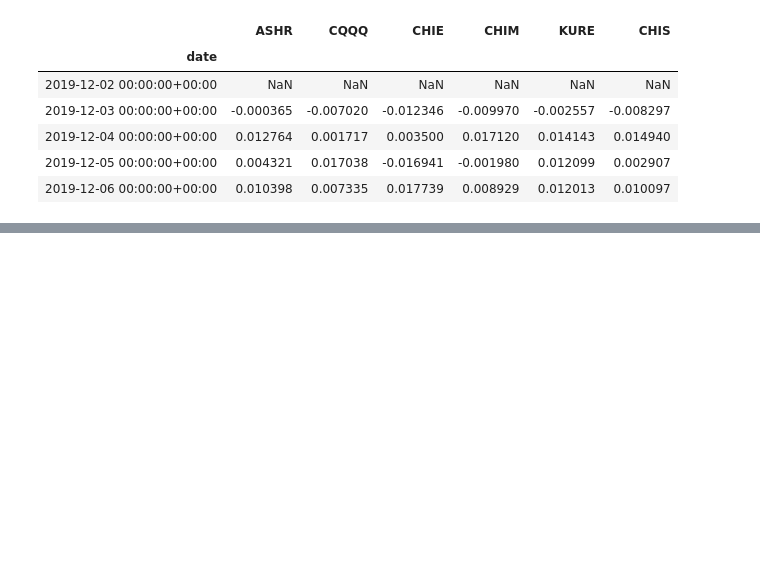
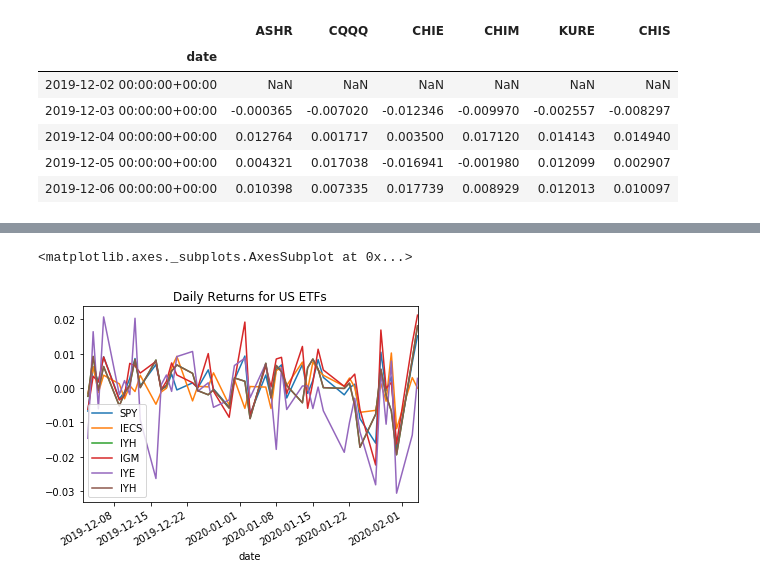
Before and after one commit to sselvakularanjan/FinTech-Project-1, a Jupyter notebook: China vs US.ipynb, the cells around one changed output, grey strips where cells are left out. Drawn from its saved outputs; the diff is of its cells as text; code cells hidden in the pictures; blank space fills up the shorter version.

```diff
--- a/China vs US.ipynb
+++ b/China vs US.ipynb
@@ -48,8 +46,9 @@ china_daily_returns.head()
 | 2019-12-05 00:00:00+00:00 | 0.004321 | 0.017038 | -0.016941 | -0.001980 | 0.012099 | 0.002907 |
 | 2019-12-06 00:00:00+00:00 | 0.010398 | 0.007335 | 0.017739 | 0.008929 | 0.012013 | 0.010097 |
 # %%
-us_ticker_df = client.get_dataframe(['SP500','', '', '', '', ''],
+us_ticker_df = client.get_dataframe(['SPY','IECS', 'IYH', 'IGM', 'IYE', 'IYH'],
                                             metric_name='close',
                                             startDate= start,
                                             endDate= end,
                                             frequency='daily')
+us_ticker_df.head()
@@ -55,0 +63,3 @@ us_ticker_df = client.get_dataframe(['SP500','', '', '', '', ''],
+# %%
+us_daily_returns = us_ticker_df.pct_change()
+us_daily_returns.head()
@@ -55,0 +79,5 @@ us_ticker_df = client.get_dataframe(['SP500','', '', '', '', ''],
+# %%
+us_daily_returns.plot(title="Daily Returns for US ETFs")
+# %% [output]
+<matplotlib.axes._subplots.AxesSubplot at 0x...>
+[figure, added]
```
Also changed, not shown: parts of 9 cells of this notebook.
